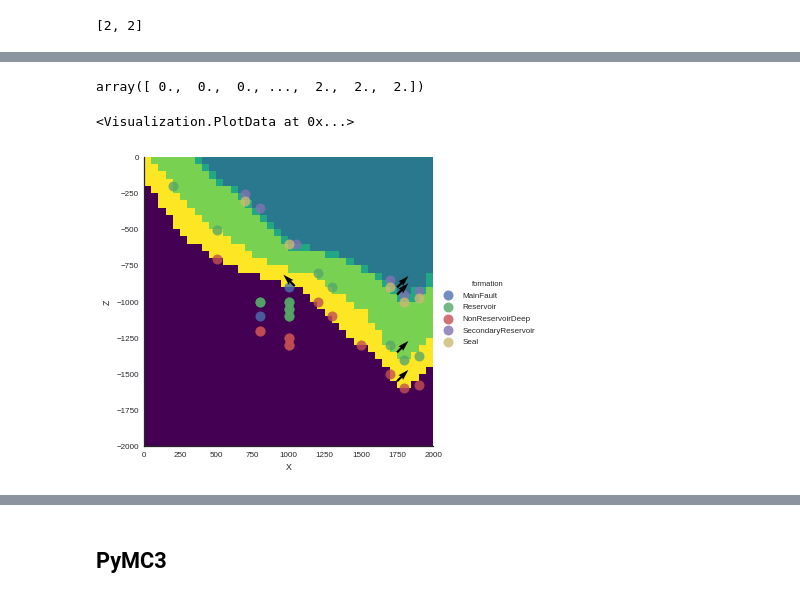
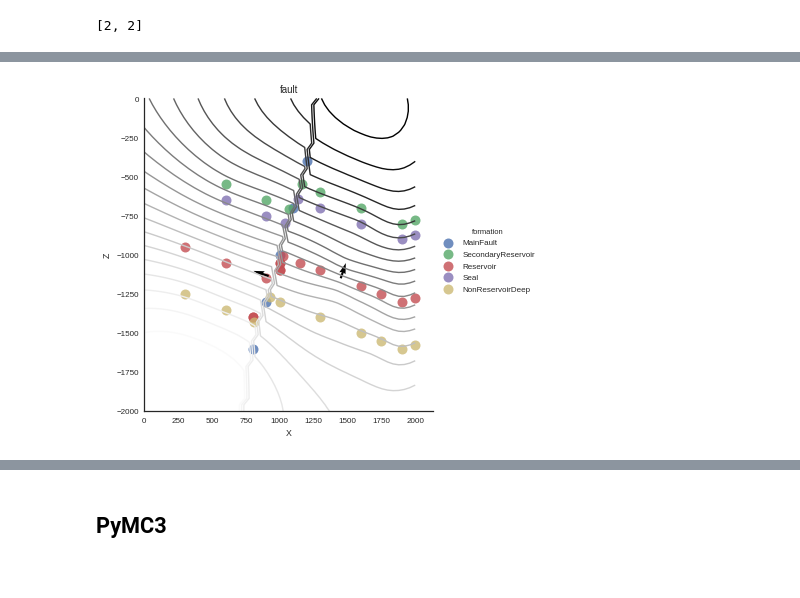
Before and after one commit to nre-aachen/gempy, a Jupyter notebook: Prototype Notebook/FabianThesis.ipynb, the cells around one changed output, grey strips where cells are left out. Saved outputs shown, nothing was run; the diff lists cells and outputs as text; code cells hidden in the pictures.

```diff
--- a/Prototype Notebook/FabianThesis.ipynb
+++ b/Prototype Notebook/FabianThesis.ipynb
@@ -78,11 +93,5 @@ sol = debugging(input_data_P[0], input_data_P[1], input_data_P[2], input_data_P[
-# %%
-sol
-# %% [output]
-array([ 0.,  0.,  0., ...,  2.,  2.,  2.])
-# %%
-#GeMpy.plot_potential_field(fault1, sol.reshape(50,50,50),13, plot_data = True)
-
-GeMpy.plot_section(geo_data, 20, direction="y", block = sol, plot_data = True)
-# %% [output]
-<Visualization.PlotData at 0x...>
-[figure, removed]
+# %%
+
+GeMpy.plot_potential_field(geo_data, sol[0, 1, :], 25)
+# %% [output]
+[figure, added]
```
Also changed, not shown: parts of 10 cells of this notebook, 4 other files.
